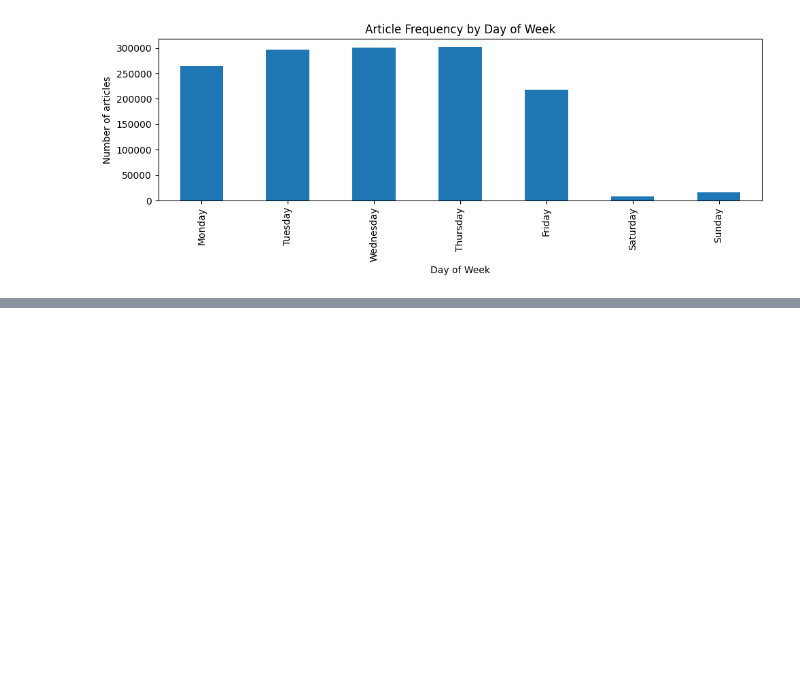
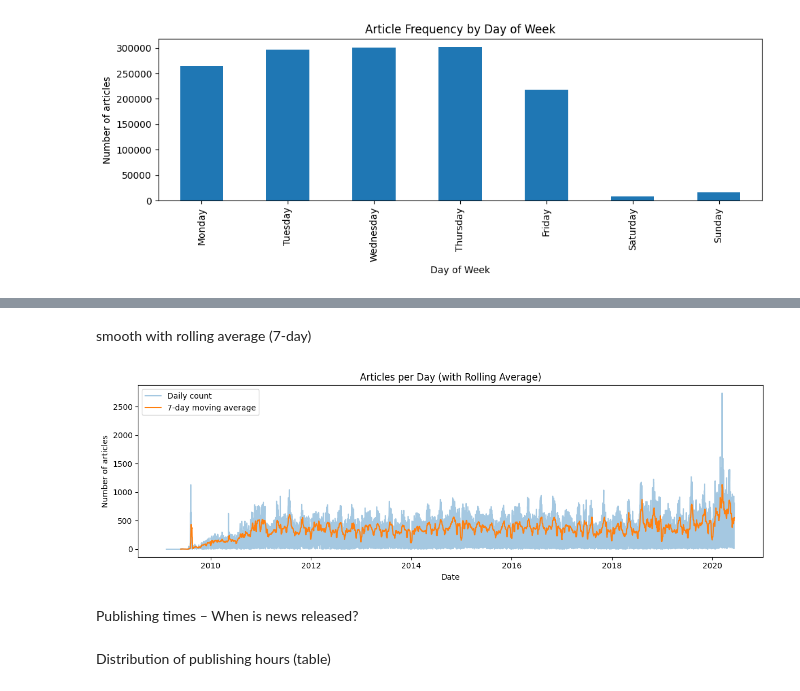
Before and after one commit to Filimon-H/Predicting-Price-Moves-with-News-Sentiment, a Jupyter notebook: notebooks/News_EDA.ipynb, the cells around one changed output, grey strips where cells are left out. Drawn from its saved outputs; the diff is of its cells as text; code cells hidden in the pictures; blank space fills up the shorter version.

Commit message:
Time Series Analysis:

```diff
--- a/notebooks/News_EDA.ipynb
+++ b/notebooks/News_EDA.ipynb
@@ -211,0 +220,14 @@ plt.show()
+# %%
+def preprocess_headline(text: str) -> str:
+    """
+    Very simple preprocessing:
+    - lowercase
+    - remove extra spaces
+    """
+    if pd.isna(text):
+        return ""
+    text = str(text).lower().strip()
+    return text
+
+df["headline_clean"] = df["headline"].apply(preprocess_headline)
+df[["headline", "headline_clean"]].head()
@@ -211,0 +364,4 @@ plt.show()
+# %%
+df["date_only"] = df["date"].dt.date
+df["weekday"] = df["date"].dt.day_name()
+df["hour"] = df["date"].dt.hour
@@ -211,0 +370,5 @@ plt.show()
+# %%
+# Group by date_only
+articles_per_day = df.groupby("date_only").size().rename("article_count")
+
+articles_per_day.head()
@@ -211,0 +393,21 @@ plt.show()
+# %% [markdown]
+smooth with rolling average (7-day)
+# %%
+rolling_window = 7
+articles_per_day_rolling = articles_per_day.rolling(window=rolling_window).mean()
+
+plt.figure(figsize=(12, 4))
+plt.plot(articles_per_day.index, articles_per_day, alpha=0.4, label="Daily count")
+plt.plot(articles_per_day_rolling.index, articles_per_day_rolling, label=f"{rolling_window}-day moving average")
+plt.xlabel("Date")
+plt.ylabel("Number of articles")
+plt.title("Articles per Day (with Rolling Average)")
+plt.legend()
+plt.tight_layout()
+plt.show()
+# %% [output]
+[figure, added]
+# %% [markdown]
+Publishing times – When is news released?
+# %% [markdown]
+Distribution of publishing hours (table)
```
Also changed, not shown: parts of 19 cells of this notebook.
